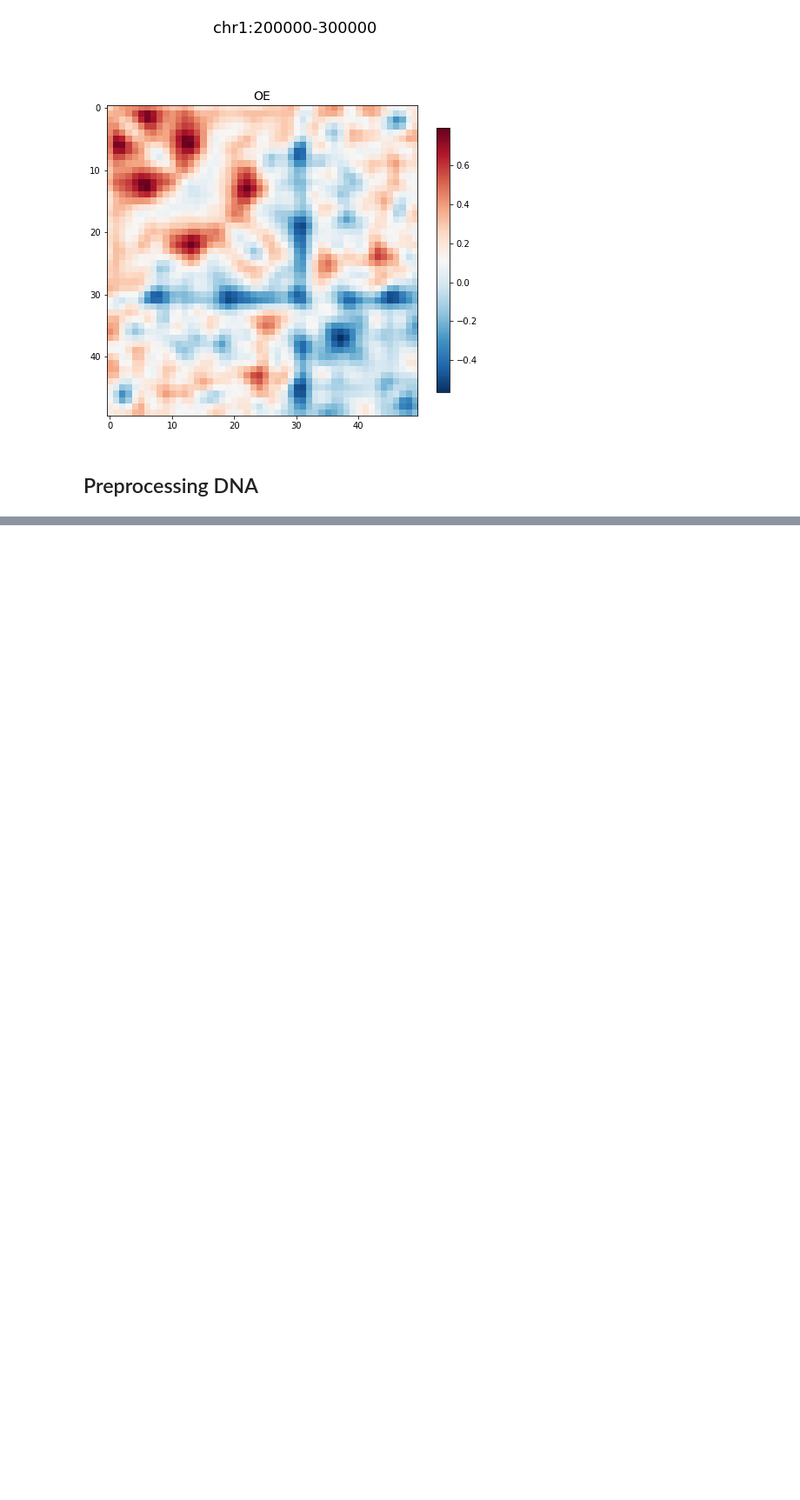
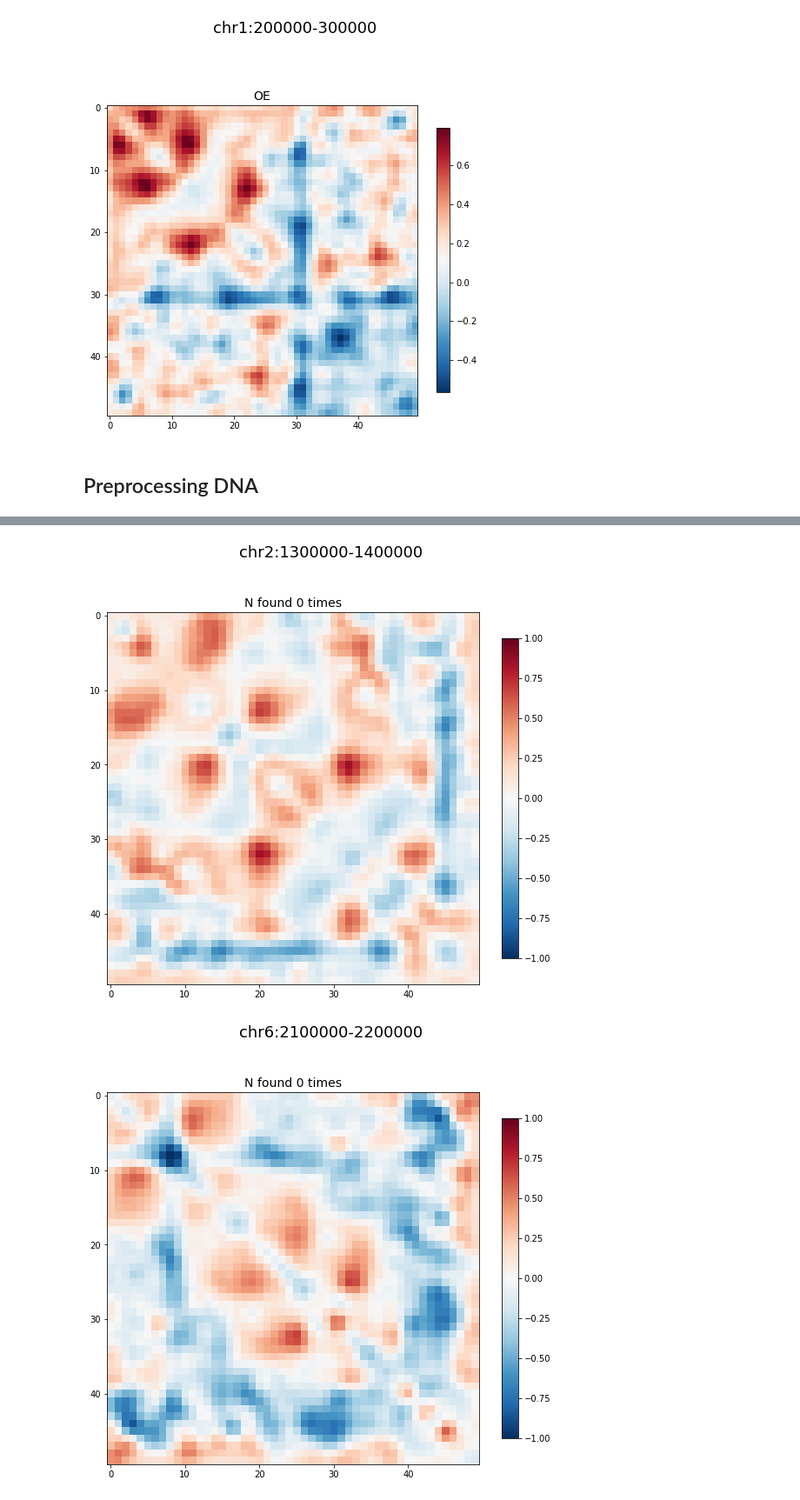
Before and after one commit to shappiron/DeepDicty, a Jupyter notebook: data.ipynb, the cells around one changed output, grey strips where cells are left out. Shown at 87% size. Saved outputs shown, nothing was run; the diff lists cells and outputs as text; code cells hidden in the pictures; blank space fills up the shorter version.

```diff
--- a/data.ipynb
+++ b/data.ipynb
@@ -233,0 +383,16 @@ Name: length, dtype: int32
+# %%
+N = 10
+ids = np.random.randint(0, len(seq_list), N)
+for i in ids:
+    fig, ax = plt.subplots(1, 1, figsize=(8, 8))
+    fig.suptitle('%s:%d-%d' % coord_list[i], fontsize=18)
+    M1 = ax.imshow(hic_list[i], cmap='RdBu_r', interpolation='none',
+                      vmin=-1.0, vmax=1.0)
+    NN = seq_list[i].count('N')
+    ax.set_title('N found %d times' % NN, fontsize=14)
+    plt.colorbar(M1, ax=ax, shrink=0.7)
+    plt.tight_layout()
+    plt.show()
+# %% [output]
+[figure, added]
+[figure, added]
```
Also changed, not shown: parts of 16 cells of this notebook.
